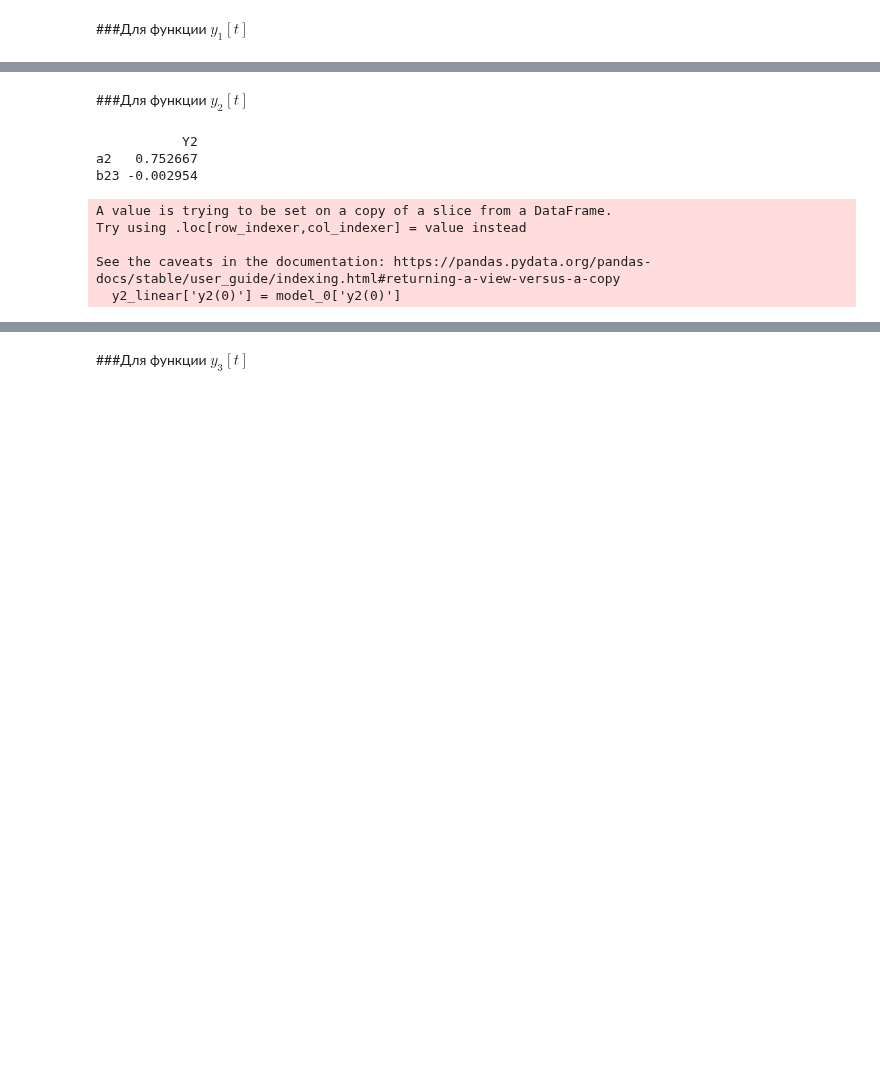
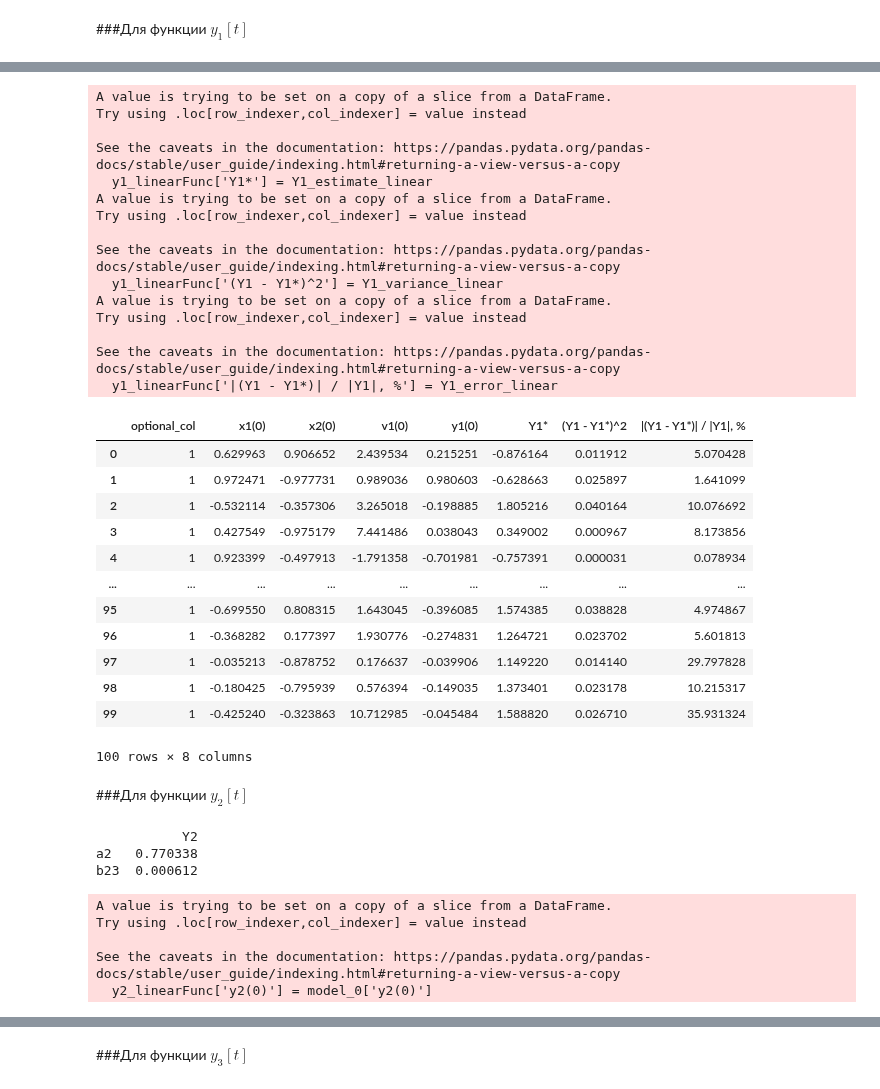
Before and after one commit to Viktory4121/MORD, a Jupyter notebook: ДОМ.ipynb, the cells around one changed output, grey strips where cells are left out. Drawn from its saved outputs; the diff is of its cells as text; code cells hidden in the pictures; blank space fills up the shorter version.

```diff
--- a/ДОМ.ipynb
+++ b/ДОМ.ipynb
@@ -367,21 +437,67 @@ See the caveats in the documentation: https://pandas.pydata.org/pandas-docs/stab
+# %%
+Y1_estimate_linear = []
+Y1_variance_linear = []
+Y1_error_linear = []
+for i in range(len(x3_linearFunc)):
+  Y1_estimate_linear.append(Y1_linear[0,0] + Y1_linear[1,0] * np.array(y1_linearFunc)[i,1]
+                            + Y1_linear[2,0] * np.array(y1_linearFunc)[i,2] + Y1_linear[3,0] * np.array(y1_linearFunc)[i,3])
+
+  Y1_variance_linear.append((1.0 / len(y1_linearFunc)) * (np.array(y1_linearFunc)[i, len(np.array(y1_linearFunc)[0]) - 1] - Y1_estimate_linear[i])**2)
+
+  Y1_error_linear.append((1.0 / len(y1_linearFunc)) * abs((np.array(y1_linearFunc)[i, len(np.array(y1_linearFunc)[0]) - 1] - Y1_estimate_linear[i])
+                            / np.array(y1_linearFunc)[i, len(np.array(y1_linearFunc)[0]) - 1]) * 100)
+
+y1_linearFunc['Y1*'] = Y1_estimate_linear
+y1_linearFunc['(Y1 - Y1*)^2'] = Y1_variance_linear
+y1_linearFunc['|(Y1 - Y1*)| / |Y1|, %'] = Y1_error_linear
+y1_linearFunc
+# %% [output]
+A value is trying to be set on a copy of a slice from a DataFrame.
+Try using .loc[row_indexer,col_indexer] = value instead
+
+See the caveats in the documentation: https://pandas.pydata.org/pandas-docs/stable/user_guide/indexing.html#returning-a-view-versus-a-copy
+  y1_linearFunc['Y1*'] = Y1_estimate_linear
+A value is trying to be set on a copy of a slice from a DataFrame.
+Try using .loc[row_indexer,col_indexer] = value instead
+
+See the caveats in the documentation: https://pandas.pydata.org/pandas-docs/stable/user_guide/indexing.html#returning-a-view-versus-a-copy
+  y1_linearFunc['(Y1 - Y1*)^2'] = Y1_variance_linear
+A value is trying to be set on a copy of a slice from a DataFrame.
+Try using .loc[row_indexer,col_indexer] = value instead
+
+See the caveats in the documentation: https://pandas.pydata.org/pandas-docs/stable/user_guide/indexing.html#returning-a-view-versus-a-copy
+  y1_linearFunc['|(Y1 - Y1*)| / |Y1|, %'] = Y1_error_linear
+|  | optional_col | x1(0) | x2(0) | v1(0) | y1(0) | Y1* | (Y1 - Y1*)^2 | |(Y1 - Y1*)| / |Y1|, % |
+| 0 | 1 | 0.629963 | 0.906652 | 2.439534 | 0.215251 | -0.876164 | 0.011912 | 5.070428 |
+| 1 | 1 | 0.972471 | -0.977731 | 0.989036 | 0.980603 | -0.628663 | 0.025897 | 1.641099 |
+| 2 | 1 | -0.532114 | -0.357306 | 3.265018 | -0.198885 | 1.805216 | 0.040164 | 10.076692 |
+| 3 | 1 | 0.427549 | -0.975179 | 7.441486 | 0.038043 | 0.349002 | 0.000967 | 8.173856 |
+| 4 | 1 | 0.923399 | -0.497913 | -1.791358 | -0.701981 | -0.757391 | 0.000031 | 0.078934 |
+| ... | ... | ... | ... | ... | ... | ... | ... | ... |
+| 95 | 1 | -0.699550 | 0.808315 | 1.643045 | -0.396085 | 1.574385 | 0.038828 | 4.974867 |
+| 96 | 1 | -0.368282 | 0.177397 | 1.930776 | -0.274831 | 1.264721 | 0.023702 | 5.601813 |
+| 97 | 1 | -0.035213 | -0.878752 | 0.176637 | -0.039906 | 1.149220 | 0.014140 | 29.797828 |
+| 98 | 1 | -0.180425 | -0.795939 | 0.576394 | -0.149035 | 1.373401 | 0.023178 | 10.215317 |
+| 99 | 1 | -0.425240 | -0.323863 | 10.712985 | -0.045484 | 1.588820 | 0.026710 | 35.931324 |
+100 rows × 8 columns
 # %% [markdown]
 ###Для функции $y_2[t]$
 # %%
 #v3
-y2_linear = model_0[['v3(0)']]
-y2_linear['y2(0)'] = model_0['y2(0)']
-y2_linear.insert(0, "optional_col", vector_ones)
+y2_linearFunc = model_0[['v3(0)']]
+y2_linearFunc['y2(0)'] = model_0['y2(0)']
+y2_linearFunc.insert(0, "optional_col", vector_ones)
 
-A2y_linear = np.array(y2_linear)
+A2y_linear = np.array(y2_linearFunc)
 #A2y_psev = BenIsrael(A2y_linear[:, 0:(len(A2y_linear[0]) - 1)])
-Y2_estim_linear = solvingSLAE(A2y_linear[:, 0:(len(A2y_linear[0]) - 1)], np.matrix(A2y_linear[:, len(A2y_linear[0]) - 1]).T)
-print(pd.DataFrame(Y2_estim_linear, columns=['Y2'], index=['a2', 'b23']))
+Y2_linear = solvingSLAE(A2y_linear[:, 0:(len(A2y_linear[0]) - 1)], np.matrix(A2y_linear[:, len(A2y_linear[0]) - 1]).T)
+print(pd.DataFrame(Y2_linear, columns=['Y2'], index=['a2', 'b23']))
 # %% [output]
            Y2
-a2   0.752667
-b23 -0.002954
+a2   0.770338
+b23  0.000612
 A value is trying to be set on a copy of a slice from a DataFrame.
 Try using .loc[row_indexer,col_indexer] = value instead
 
 See the caveats in the documentation: https://pandas.pydata.org/pandas-docs/stable/user_guide/indexing.html#returning-a-view-versus-a-copy
-  y2_linear['y2(0)'] = model_0['y2(0)']
+  y2_linearFunc['y2(0)'] = model_0['y2(0)']
```
Also changed, not shown: parts of 14 cells of this notebook.
